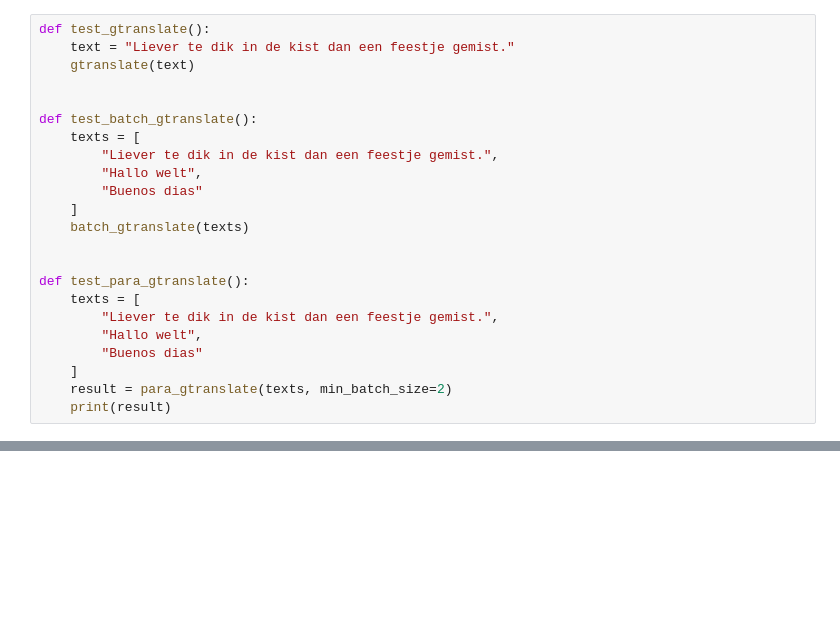
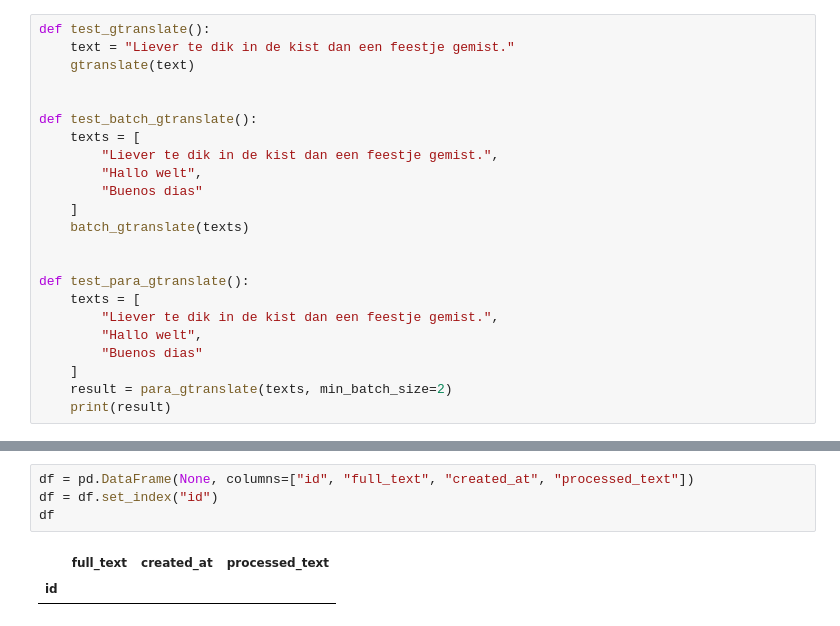
Before and after one commit to sirTomasson/SentiTweet, a Jupyter notebook: gtranslate.ipynb, the cells around one changed output, grey strips where cells are left out. Drawn from its saved outputs; the diff is of its cells as text; blank space fills up the shorter version.

```diff
--- a/gtranslate.ipynb
+++ b/gtranslate.ipynb
@@ -605,0 +478,7 @@ dtype: object
+# %%
+df = pd.DataFrame(None, columns=["id", "full_text", "created_at", "processed_text"])
+df = df.set_index("id")
+df
+# %% [output]
+|  | full_text | created_at | processed_text |
+| id |  |  |  |
```
Also changed, not shown: parts of 28 cells of this notebook.
